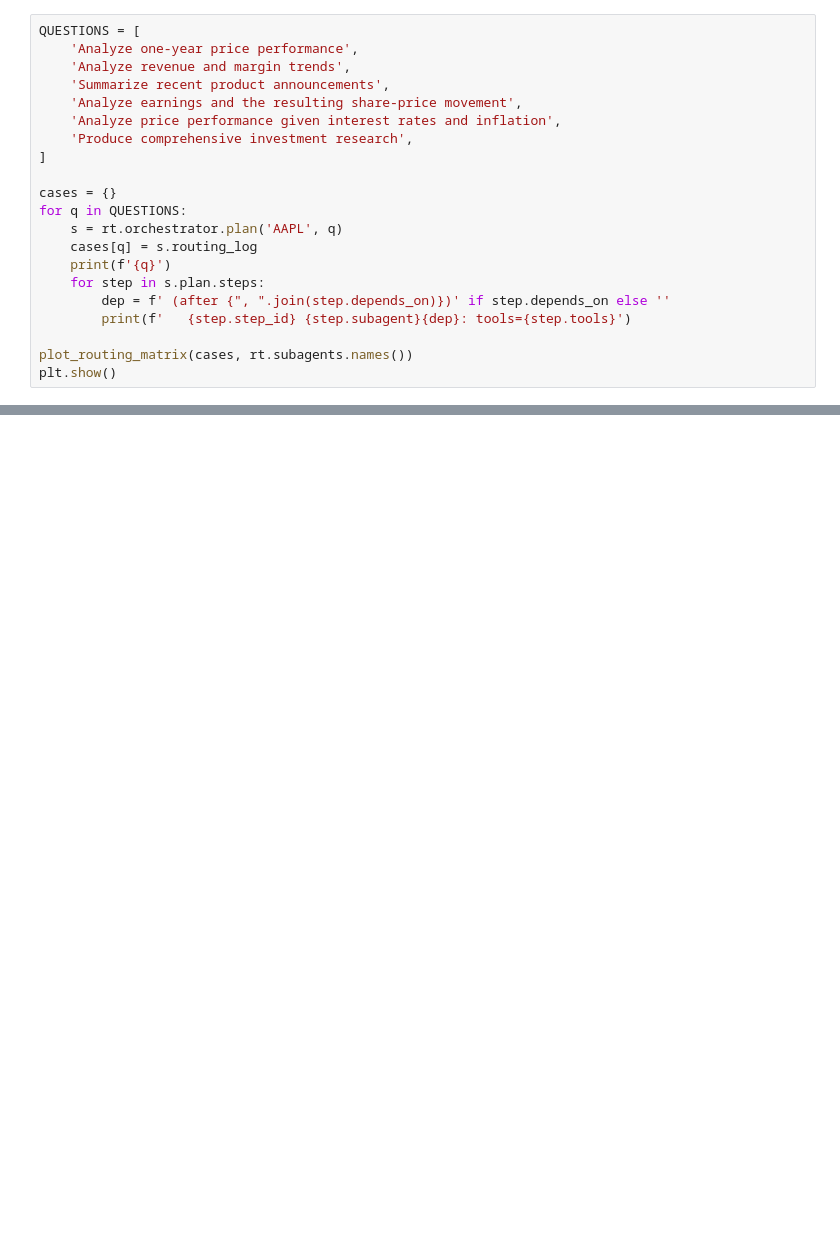
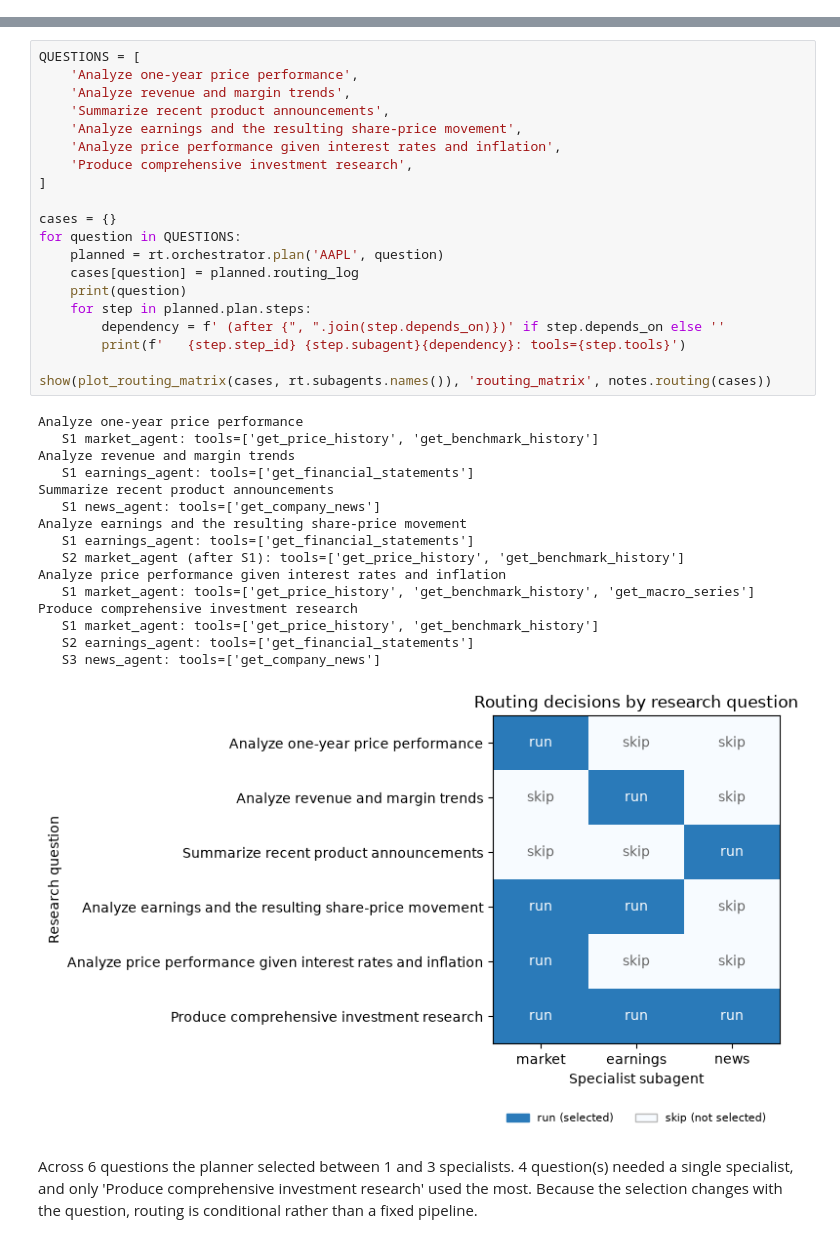
Before and after one commit to vivekshivaram/AIR-Autonomous_Investment_Research, a Jupyter notebook: investment_research_agent.ipynb, the cells around one changed output, grey strips where cells are left out. Drawn from its saved outputs; the diff is of its cells as text; blank space fills up the shorter version.

```diff
--- a/investment_research_agent.ipynb
+++ b/investment_research_agent.ipynb
@@ -84,21 +0,0 @@ The dependency example demonstrates scheduling only. The specialists compute ann
-# %%
-QUESTIONS = [
-    'Analyze one-year price performance',
-    'Analyze revenue and margin trends',
-    'Summarize recent product announcements',
-    'Analyze earnings and the resulting share-price movement',
-    'Analyze price performance given interest rates and inflation',
-    'Produce comprehensive investment research',
-]
-
-cases = {}
-for q in QUESTIONS:
-    s = rt.orchestrator.plan('AAPL', q)
-    cases[q] = s.routing_log
-    print(f'{q}')
-    for step in s.plan.steps:
-        dep = f' (after {", ".join(step.depends_on)})' if step.depends_on else ''
-        print(f'   {step.step_id} {step.subagent}{dep}: tools={step.tools}')
-
-plot_routing_matrix(cases, rt.subagents.names())
-plt.show()
@@ -350,0 +127,38 @@ Report pipeline: missing
+# %%
+QUESTIONS = [
+    'Analyze one-year price performance',
+    'Analyze revenue and margin trends',
+    'Summarize recent product announcements',
+    'Analyze earnings and the resulting share-price movement',
+    'Analyze price performance given interest rates and inflation',
+    'Produce comprehensive investment research',
+]
+
+cases = {}
+for question in QUESTIONS:
+    planned = rt.orchestrator.plan('AAPL', question)
+    cases[question] = planned.routing_log
+    print(question)
+    for step in planned.plan.steps:
+        dependency = f' (after {", ".join(step.depends_on)})' if step.depends_on else ''
+        print(f'   {step.step_id} {step.subagent}{dependency}: tools={step.tools}')
+
+show(plot_routing_matrix(cases, rt.subagents.names()), 'routing_matrix', notes.routing(cases))
+# %% [output]
+Analyze one-year price performance
+   S1 market_agent: tools=['get_price_history', 'get_benchmark_history']
+Analyze revenue and margin trends
+   S1 earnings_agent: tools=['get_financial_statements']
+Summarize recent product announcements
+   S1 news_agent: tools=['get_company_news']
+Analyze earnings and the resulting share-price movement
+   S1 earnings_agent: tools=['get_financial_statements']
+   S2 market_agent (after S1): tools=['get_price_history', 'get_benchmark_history']
+Analyze price performance given interest rates and inflation
+   S1 market_agent: tools=['get_price_history', 'get_benchmark_history', 'get_macro_series']
+Produce comprehensive investment research
+   S1 market_agent: tools=['get_price_history', 'get_benchmark_history']
+   S2 earnings_agent: tools=['get_financial_statements']
+   S3 news_agent: tools=['get_company_news']
+[figure, added]
+Across 6 questions the planner selected between 1 and 3 specialists. 4 question(s) needed a single specialist, and only 'Produce comprehensive investment research' used the most. Because the selection changes with the question, routing is conditional rather than a fixed pipeline.
```
Also changed, not shown: parts of 73 cells of this notebook.
